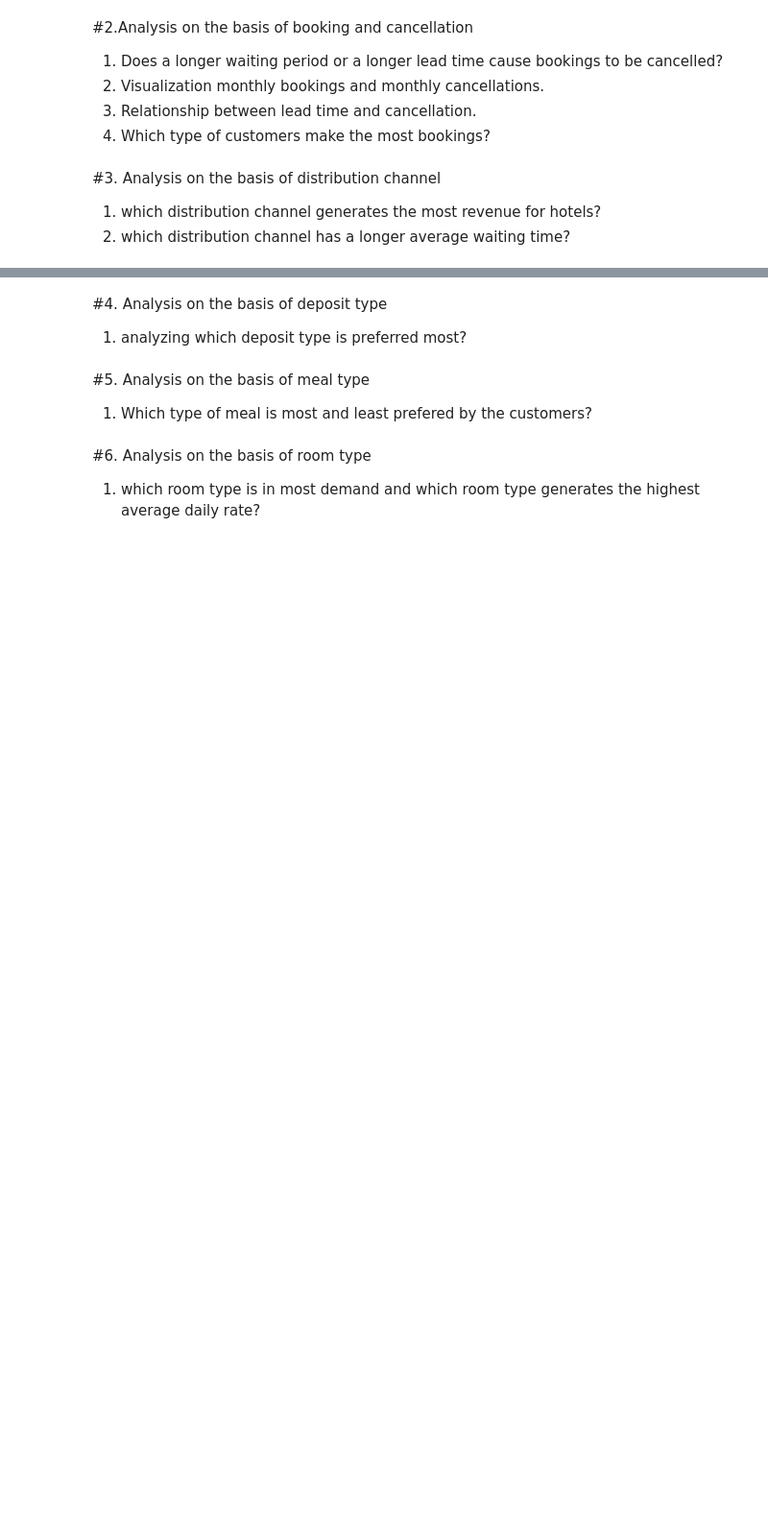
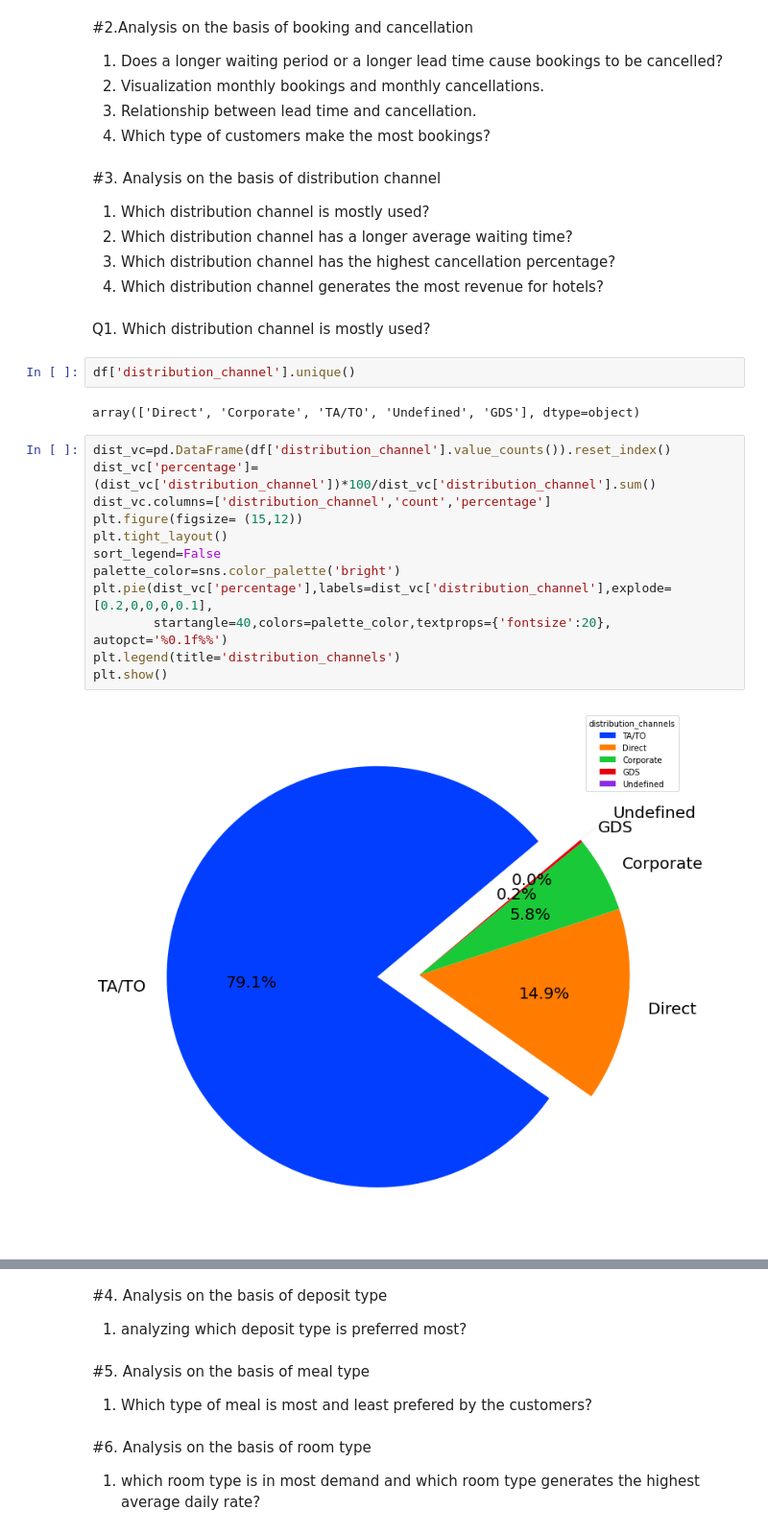
Before and after one commit to niteshavagabond/Hotel-Booking-analysis, a Jupyter notebook: Hotel_Booking_Analysis_Capstone_Project.ipynb, the cells around one changed output, grey strips where cells are left out. Shown at 96% size. Cells and saved outputs as stored; diff of their text form; blank space fills up the shorter version.

```diff
--- a/Hotel_Booking_Analysis_Capstone_Project.ipynb
+++ b/Hotel_Booking_Analysis_Capstone_Project.ipynb
@@ -603,5 +587,27 @@ plt.figure(figsize= (20,15))
 #3. Analysis on the basis of distribution channel
 
 
-1.   which distribution channel generates the most revenue for hotels?
-2.   which distribution channel has a longer average waiting time?
+1.   Which distribution channel is mostly used?
+2.   Which distribution channel has a longer average waiting time?
+3.   Which distribution channel  has the highest cancellation percentage?
+4.   Which distribution channel generates the most revenue for hotels?
+# %% [markdown]
+Q1.   Which distribution channel is mostly used?
+# %%
+df['distribution_channel'].unique()
+# %% [output]
+array(['Direct', 'Corporate', 'TA/TO', 'Undefined', 'GDS'], dtype=object)
+# %%
+dist_vc=pd.DataFrame(df['distribution_channel'].value_counts()).reset_index()
+dist_vc['percentage']=(dist_vc['distribution_channel'])*100/dist_vc['distribution_channel'].sum()
+dist_vc.columns=['distribution_channel','count','percentage']
+plt.figure(figsize= (15,12))
+plt.tight_layout()
+sort_legend=False
+palette_color=sns.color_palette('bright')
+plt.pie(dist_vc['percentage'],labels=dist_vc['distribution_channel'],explode=[0.2,0,0,0,0.1],
+        startangle=40,colors=palette_color,textprops={'fontsize':20}, autopct='%0.1f%%')
+plt.legend(title='distribution_channels')
+plt.show()
+# %% [output]
+[figure, added]
```
Also changed, not shown: parts of 11 cells of this notebook.
